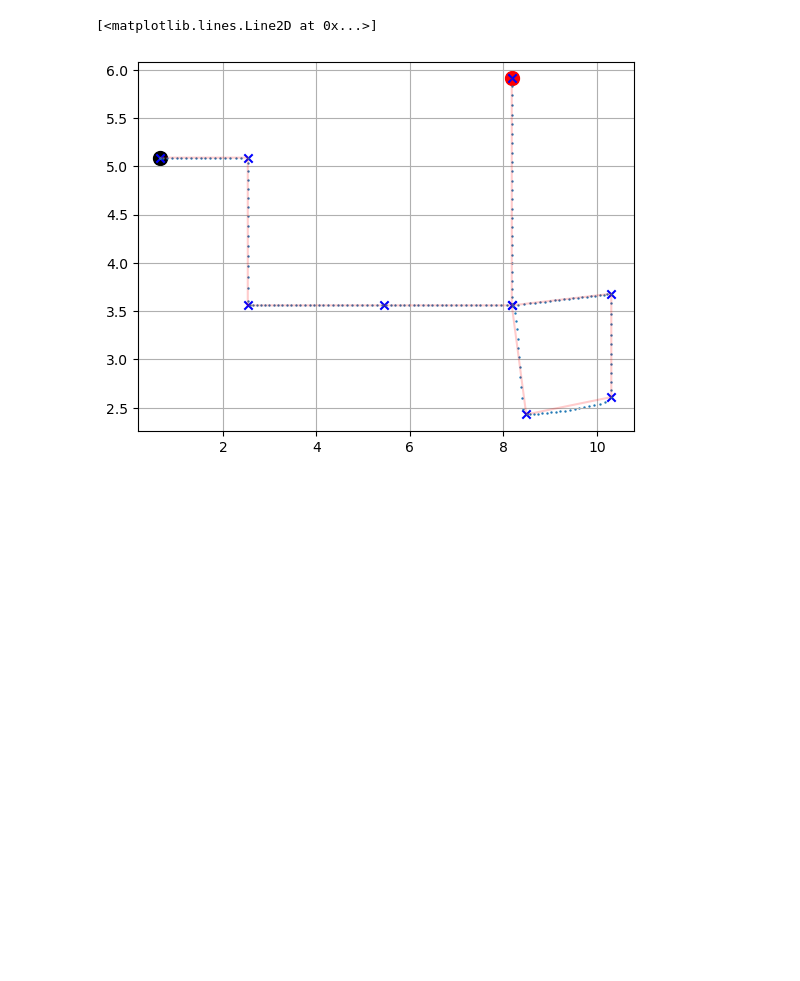
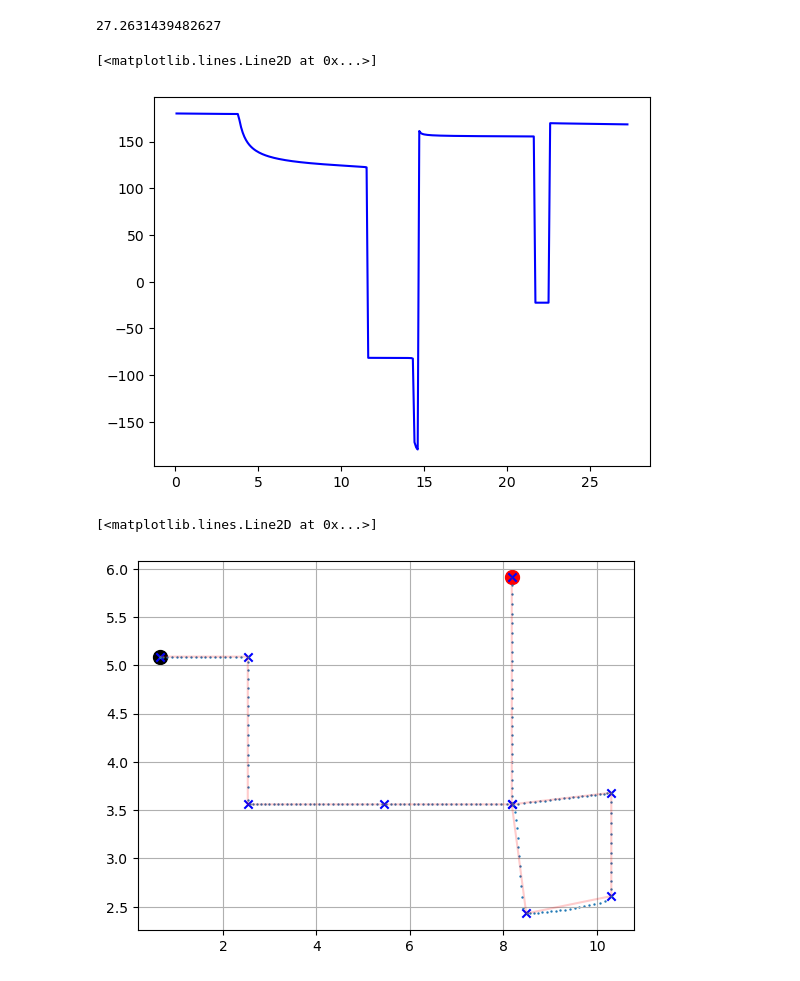
Before and after one commit to SpartanTan/RL-everything, a Jupyter notebook: torh_tutorial/rand_payh_gen.ipynb, the cells around one changed output. Drawn from its saved outputs; the diff is of its cells as text; code cells hidden in the pictures; blank space fills up the shorter version.

```diff
--- a/torh_tutorial/rand_payh_gen.ipynb
+++ b/torh_tutorial/rand_payh_gen.ipynb
@@ -130,0 +133,13 @@ print(yaw_angles.shape)
+# %%
+print(even_trajectory.shape)
+print(waypoints.shape)
+print(even_arclength.shape)
+print(yaw_angles.shape)
+
+differences = np.linalg.norm(np.diff(even_trajectory, axis=0), axis=1)
+trajectory_length_at_each_point = np.cumsum(differences)
+print(trajectory_length_at_each_point.shape)
+print(even_arclength.shape)
+
+print(waypoints[0])
+print(even_trajectory[0])
@@ -131,3 +155,10 @@ print(yaw_angles.shape)
+# %%
+print(trajectory_length_at_each_point[-1])
+plt.plot(trajectory_length_at_each_point, yaw_angles_in_degrees, 'b-', label="Yaw angle")
+# %% [output]
+27.2631439482627
+[<matplotlib.lines.Line2D at 0x...>]
+[figure, added]
 # %%
 x = np.array([0.66, 2.53, 2.53, 5.44, 8.18, 8.49, 10.31, 10.31, 8.18, 8.18])
 y = np.array([5.09, 5.09, 3.56, 3.56, 3.56, 2.43, 2.61, 3.68, 3.56, 5.91])
```
Also changed, not shown: parts of 4 cells of this notebook, 1 other file.
